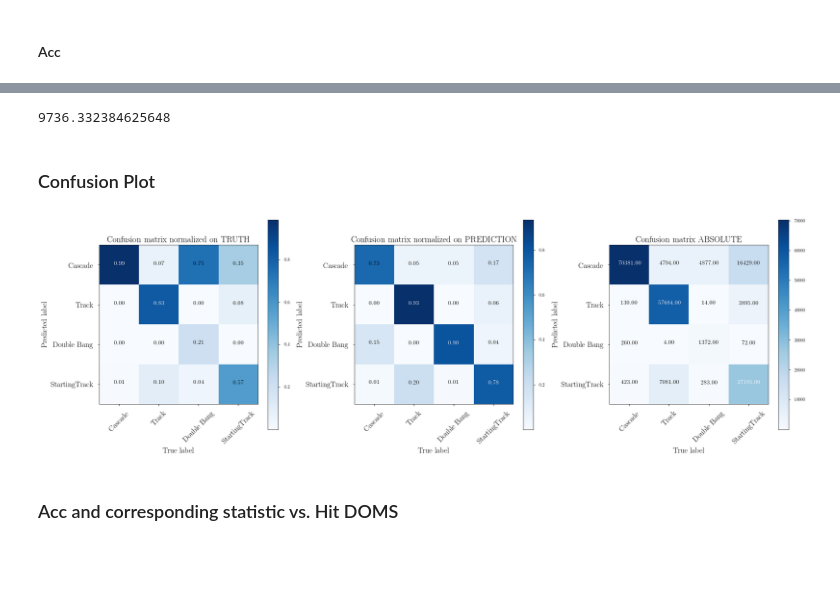
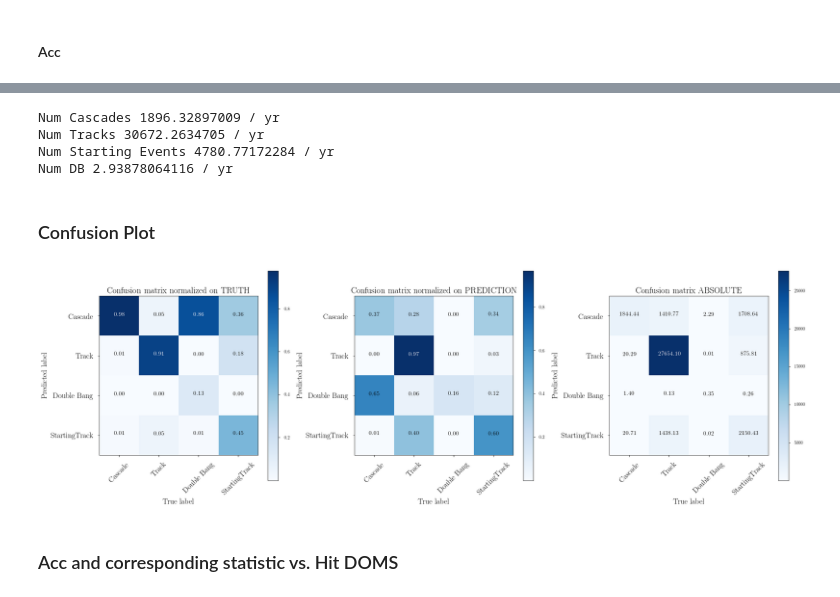
Before and after one commit to tglauch/DeepIceLearning, a Jupyter notebook: notebooks/NN_Anaalysis_4Types.ipynb, the cells around one changed output, grey strips where cells are left out. Cells and saved outputs as stored; diff of their text form; code cells hidden in the pictures; blank space fills up the shorter version.

```diff
--- a/notebooks/NN_Anaalysis_4Types.ipynb
+++ b/notebooks/NN_Anaalysis_4Types.ipynb
@@ -263,7 +47,7 @@ def acc_vs_hitDOMs_plot(pred, true, hitDOMs, title, binnumber):
 ###### Allocation of variables
 # %%
 # DATA_DIR = "/scratch9/tglauch/NN_out/run37/"
-DATA_DIR = "../output/DB/"
+DATA_DIR = "../output/4Types/new/"
 
 predictions_mctrue = pickle.load(file(os.path.join(DATA_DIR, 'best_val_loss_pred.pickle')))
 sample_len = len(predictions_mctrue['prediction'][0])
@@ -274,7 +58,7 @@ true_label_1 = retag_classify_startTrack(predictions_mctrue["mc_truth"]
 all_pred = np.argmax(pred_label_1, axis=1)
 classes_1 = ("Cascade", "Track", "Double Bang", "StartingTrack")
 
-zenith_pred = np.arccos(-predictions_mctrue["reco_vals"]['dir_z'][:sample_len])
+zenith_pred = np.arccos(-np.concatenate(predictions_mctrue["prediction"][1][:,2:3]))
 zenith_true = np.arccos(-predictions_mctrue['mc_truth']['dir_z_truth'][:sample_len])
 
 # Number of hit DOMs
@@ -282,7 +66,7 @@ IC_hitDOMs = predictions_mctrue["IC_HitDOMs"][:sample_len]
 DC_hitDOMs = predictions_mctrue["DC_HitDOMs"][:sample_len]
 hitDOMs = IC_hitDOMs + DC_hitDOMs
 
-energy=predictions_mctrue["reco_vals"]['energyFirstParticle']
+energy=predictions_mctrue["reco_vals"]['energyFirstParticle'][:sample_len]
 ptype = predictions_mctrue["reco_vals"]['firstParticle'][:sample_len]
 class_label = predictions_mctrue["reco_vals"]['ClassificationLabel'][:sample_len]
 azimuth_pred = np.arctan2(predictions_mctrue["reco_vals"]['dir_y'][:sample_len],
@@ -300,30 +76,3 @@ print clen
-# %%
-atm_flux = NewNuFlux.makeFlux('honda2006')
-atm_flux.knee_reweighting_model = "gaisserH4a_elbert"
-prompt_flux = NewNuFlux.makeFlux('sarcevic_max')
-prompt_flux.knee_reweighting_model = "gaisserH4a_elbert"
-# return ow * flux.getFlux(ptype, energy, cos_theta)
-
-powerlaw = lambda energy: 1.08e-18*(energy*1e-5)**(-2.0)
-
-def calc_weights(events):
-    wdict = {0:3, 1:1, 2:3, 3:6, 4:1, 5:30, 6:1, 7:1, 8:1, 9:1}
-    clen = dict()
-    for ev_type in [12, 14, 16]:
-        clen[ev_type] = np.sum([len(np.where(np.abs(ptype[class_label==key])==ev_type)[0])/wdict[key]
-                                for key in wdict.keys()])
-    print clen
-    atm_weight = []
-    prompt_weight = []
-    astro_weight = []
-    for ev in events:
-        correct_ow = ev['ow']/clen[np.abs(ev['firstParticle'])]/wdict[ev['ClassificationLabel']]/100
-        atm_weight.append(correct_ow*atm_flux.getFlux(ev['firstParticle'],
-                          ev['energyFirstParticle'], -ev['dir_z'])*2)
-        prompt_weight.append(correct_ow*prompt_flux.getFlux(ev['firstParticle'],
-                             ev['energyFirstParticle'], -ev['dir_z'])*2)
-        astro_weight.append(correct_ow*powerlaw(ev['energyFirstParticle']))
-    return np.array(atm_weight), np.array(prompt_weight), np.array(astro_weight)
 # %%
 w1, w2, w3 = calc_weights(predictions_mctrue["reco_vals"][:sample_len])
 tot_weight = w1 + w2 + w3
@@ -358,19 +105,27 @@ General Acc for Event Typologies: 73.6905924479
-# %%
-np.sum(tot_weight[add_mask])
-# %% [output]
-9736.332384625648
+# %%
+print 'Num Cascades {} / yr '.format(np.sum(tot_weight[true_label_1==0])*np.pi*1e7)
+print 'Num Tracks {} / yr '.format(np.sum(tot_weight[true_label_1==1])*np.pi*1e7)
+print 'Num Starting Events {} / yr '.format(np.sum(tot_weight[true_label_1==3])*np.pi*1e7)
+print 'Num DB {} / yr '.format(np.sum(tot_weight[true_label_1==2])*np.pi*1e7)
+# %% [output]
+Num Cascades 1896.32897009 / yr
+Num Tracks 30672.2634705 / yr
+Num Starting Events 4780.77172284 / yr
+Num DB 2.93878064116 / yr
 # %% [markdown]
 ### Confusion Plot
 # %%
-add_mask = np.max(pred_label_1, axis=1)>0.60
+add_mask = np.max(pred_label_1, axis=1)>0.4
+if add_mask == []:
+    add_mask = np.array([True]*len(all_pred))
 fig = confusion_process(all_pred[add_mask],
                         true_label_1[add_mask],
-                        classes_1,)
-    #                    weights=tot_weight[add_mask])
+                        classes_1,
+                        weights=tot_weight[add_mask]*np.pi*1e7)
 plt.show()
-fig.savefig('./out/confusion_matrix.png',dpi=300)
+#fig.savefig('./out/confusion_matrix_0_8.png',dpi=300)
 # %% [output]
-[figure, old version]
+[figure, new version]
 # %% [markdown]
 ### Acc and corresponding statistic vs. Hit DOMS
 # %%
```
Also changed, not shown: parts of 29 cells of this notebook, 1 other file.
